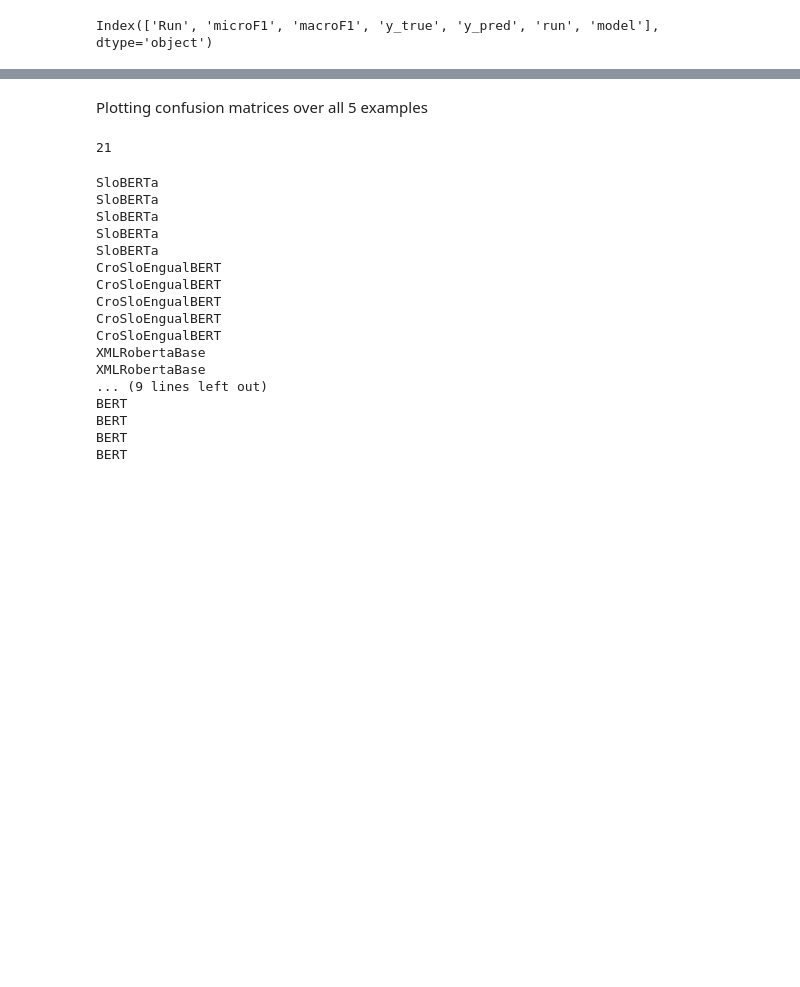
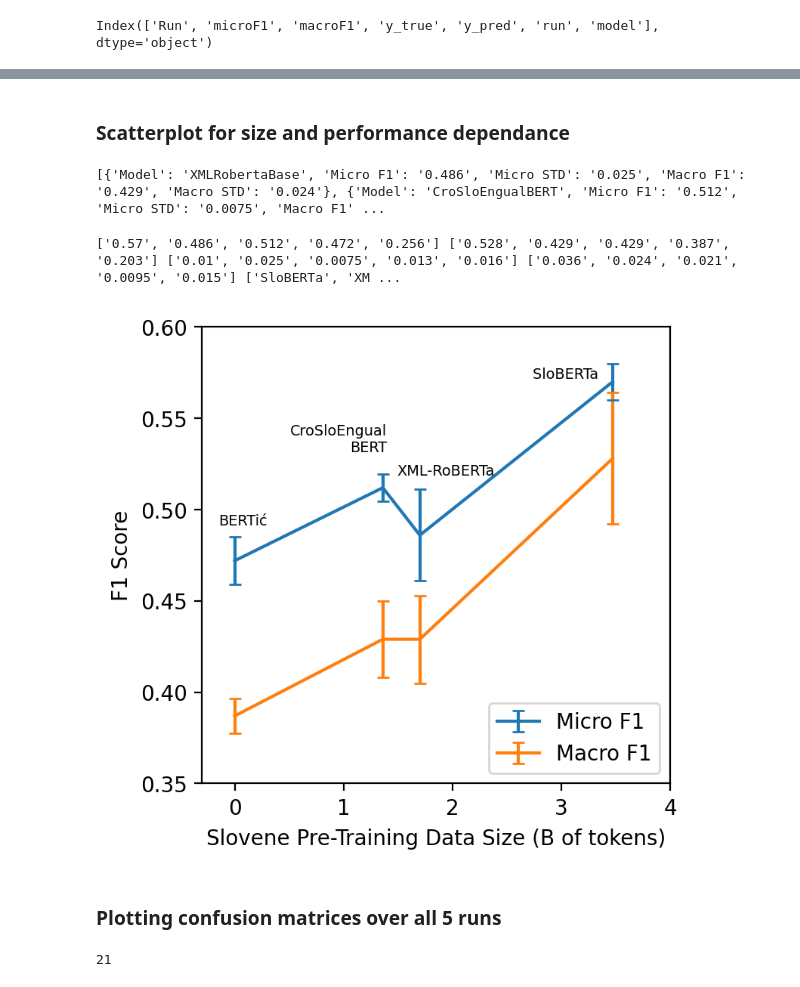
Before and after one commit to TajaKuzman/Transformers-GINCO-Experiments, a Jupyter notebook: results/Analysing_results.ipynb, the cells around one changed output, grey strips where cells are left out. Cells and saved outputs as stored; diff of their text form; code cells hidden in the pictures; blank space fills up the shorter version.

```diff
--- a/results/Analysing_results.ipynb
+++ b/results/Analysing_results.ipynb
@@ -8,14 +10,7 @@ import matplotlib.pyplot as plt
 # %%
 # Import the JSON file with the results log and open it as dataframe
-with open("Results-Language-Comparison.json") as f:
+with open("Language-comparison-128-seq-length.json") as f:
     content = json.load(f)
 
-jsonlikecontent = dict()
-
-for key in content[0].keys():
-    jsonlikecontent[key] = [i[key] for i in content]
-
-results_df = pd.DataFrame(data = jsonlikecontent)
-
-results_df.head()
+content[0]
 # %% [output]
@@ -127,0 +252,6 @@ Higher average: 0.5513, lower average: 0.5519
+# %% [markdown]
+### Scatterplot for size and performance dependance
+# %%
+print(mean_results_list)
+# %% [output]
+[{'Model': 'XMLRobertaBase', 'Micro F1': '0.486', 'Micro STD': '0.025', 'Macro F1': '0.429', 'Macro STD': '0.024'}, {'Model': 'CroSloEngualBERT', 'Micro F1': '0.512', 'Micro STD': '0.0075', 'Macro F1' ...
@@ -128,5 +260,42 @@ Higher average: 0.5513, lower average: 0.5519
+# %%
+micro_means = []
+macro_means = []
+micro_stds = []
+macro_stds = []
+
+model_name = []
+
+for i in results_reordered:
+    micro_means.append(i["Micro F1"])
+    macro_means.append(i["Macro F1"])
+    micro_stds.append(i["Micro STD"])
+    macro_stds.append(i['Macro STD'])
+    model_name.append(i["Model"])
+
+print(micro_means, macro_means, micro_stds, macro_stds, model_name)
+# %% [output]
+['0.57', '0.486', '0.512', '0.472', '0.256'] ['0.528', '0.429', '0.429', '0.387', '0.203'] ['0.01', '0.025', '0.0075', '0.013', '0.016'] ['0.036', '0.024', '0.021', '0.0095', '0.015'] ['SloBERTa', 'XM ...
+# %%
+size_tokens = [3.47, 1.7, 1.36, 0.0, 0.0]
+
+fig, ax = plt.subplots(figsize=(4,4), dpi=200)
+ax.errorbar([3.47, 1.7, 1.36, 0.0], [0.57, 0.486, 0.512, 0.472], yerr=[0.01, 0.025, 0.0075, 0.013], label="Micro F1", capsize=3)
+ax.errorbar([3.47, 1.7, 1.36, 0.0], [0.528, 0.429, 0.429, 0.387], yerr=[0.036, 0.024, 0.021, 0.0095], label="Macro F1", capsize=3)
+plt.axis([-0.3,4,0.35,0.6])
+ax.set_xlabel('Slovene Pre-Training Data Size (B of tokens)')
+ax.set_ylabel('F1 Score')
+ax.annotate(f'SloBERTa   ', (3.47,0.57), ha='right', va='bottom', fontsize='x-small')
+ax.annotate(f'XML-RoBERTa\n\n\n', (1.49,0.49), ha='left', va='bottom', fontsize='x-small')
+ax.annotate(f'CroSloEngual\nBERT', (1.4,0.53), ha='right', va='bottom', fontsize='x-small')
+ax.annotate(f'BERTić', (0.3,0.49), ha='right', va='bottom', fontsize='x-small')
+ax.legend(loc="lower right")
+#ax.set_xlabel("Impact of the Size of the Slovene Pre-Training Data on the Micro and Macro F1")
+plt.savefig("C:/Users/kuzma/Google Drive/GitHub/task5_webgenres/plots/language_impact_scatterplot.png")
+plt.show()
+# %% [output]
+[figure, added]
 # %% [markdown]
-Plotting confusion matrices over all 5 examples
+### Plotting confusion matrices over all 5 runs
 # %%
 LABELS = ['Information/Explanation','Research Article','Instruction','Recipe', 'Legal/Regulation','Call','Announcement','News/Reporting','Opinionated News','Opinion/Argumentation','Review','Promotion','Promotion of a Product','Promotion of Services','Invitation','Forum','Interview','Correspondence','Prose','List of Summaries/Excerpts','Other']
 
@@ -169,24 +344,3 @@ def cm_over_5_runs(model_name):
     plt.show()
     plt.draw()
     fig1.savefig(image_title, dpi=200)
-# %%
-for i in content:
-    print(i["model"])
-# %% [output]
-SloBERTa
-SloBERTa
-SloBERTa
-SloBERTa
-SloBERTa
-CroSloEngualBERT
-CroSloEngualBERT
-CroSloEngualBERT
-CroSloEngualBERT
-CroSloEngualBERT
-XMLRobertaBase
-XMLRobertaBase
-... (9 lines left out)
-BERT
-BERT
-BERT
-BERT
```
Also changed, not shown: parts of 36 cells of this notebook, 41 other files.
